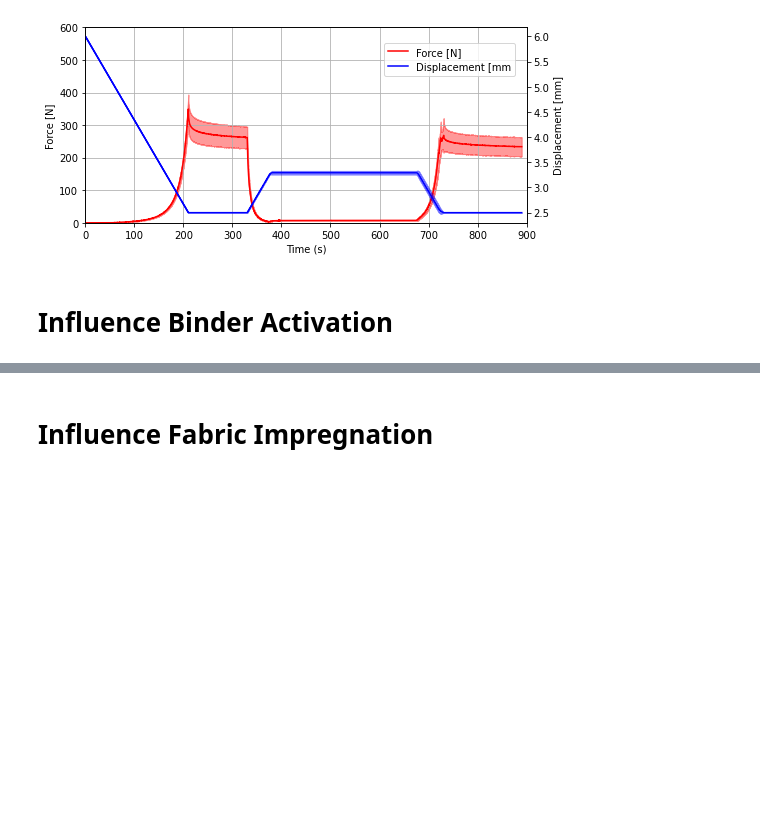
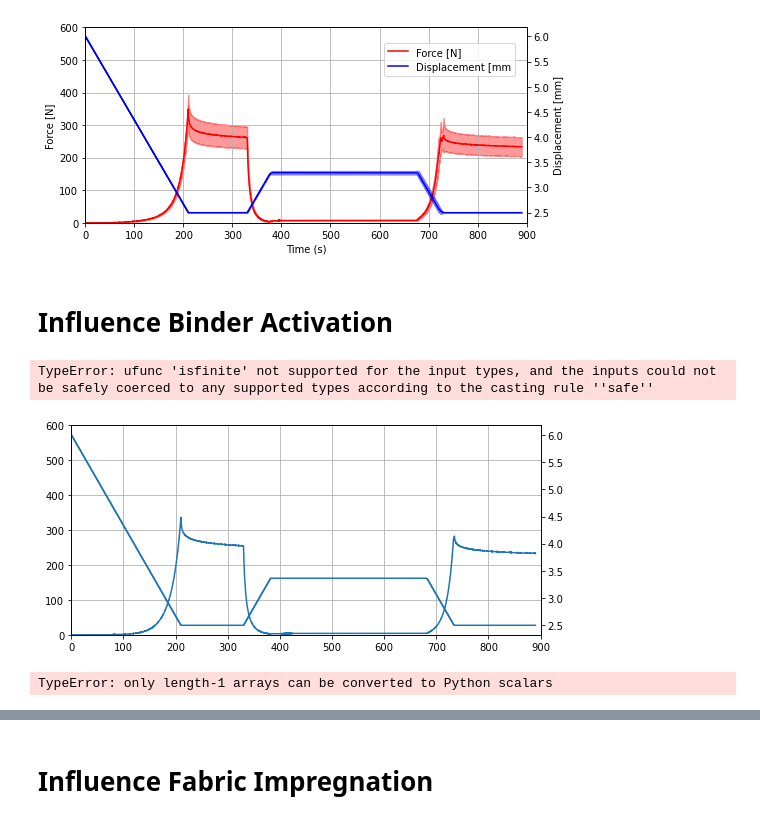
Before and after one commit to PortelaRenan/CompactionTest, a Jupyter notebook: UD-NCF Compression Test.ipynb, the cells around one changed output, grey strips where cells are left out. Drawn from its saved outputs; the diff is of its cells as text; code cells hidden in the pictures; blank space fills up the shorter version.

```diff
--- a/UD-NCF Compression Test.ipynb
+++ b/UD-NCF Compression Test.ipynb
@@ -183,3 +183,29 @@ CF_0_45_4_100cst_AT = plot_statistical_analysis(CF_0_45_4_100cst_AT)
 [figure]
 # %% [markdown]
 # Influence Binder Activation
+# %%
+data = {}
+data[0] = CF_08_Dry_IT
+data[1] = CF_08_Dry_AT
+# %%
+fig, ax1 = plt.subplots()
+ax1.set_ylim(0,600)
+ax1.set_xlim(0,900)
+ax1.grid()
+ax2 = ax1.twinx()
+
+for i in range(len(data)):
+    x = data[i]['Time'].to_numpy()
+    y1 = data[i]['Force-mean'].to_numpy()
+    y2 = data[i]['Displacement-mean'].to_numpy()
+
+    y1_std = data[i]['Force-std'].to_numpy()
+    y2_std = data[i]['Displacement-std'].to_numpy()
+
+    ax1.plot(x, y1)
+    ax2.plot(x, y2)
+
+    ax1.fill_between(x, y1 - y1_std, y1 + y1_std)
+# %% [output]
+TypeError: ufunc 'isfinite' not supported for the input types, and the inputs could not be safely coerced to any supported types according to the casting rule ''safe''
+[figure, added]
@@ -185,0 +214,4 @@ CF_0_45_4_100cst_AT = plot_statistical_analysis(CF_0_45_4_100cst_AT)
+# %%
+math.isinf(y1 + y1_std)
+# %% [output]
+TypeError: only length-1 arrays can be converted to Python scalars
```
Also changed, not shown: parts of 3 cells of this notebook, 1 other file.
